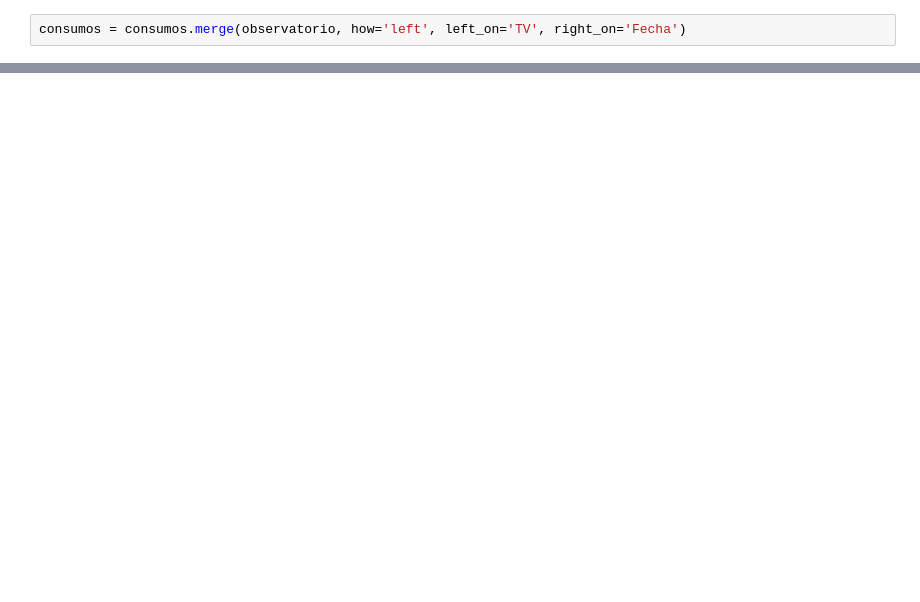
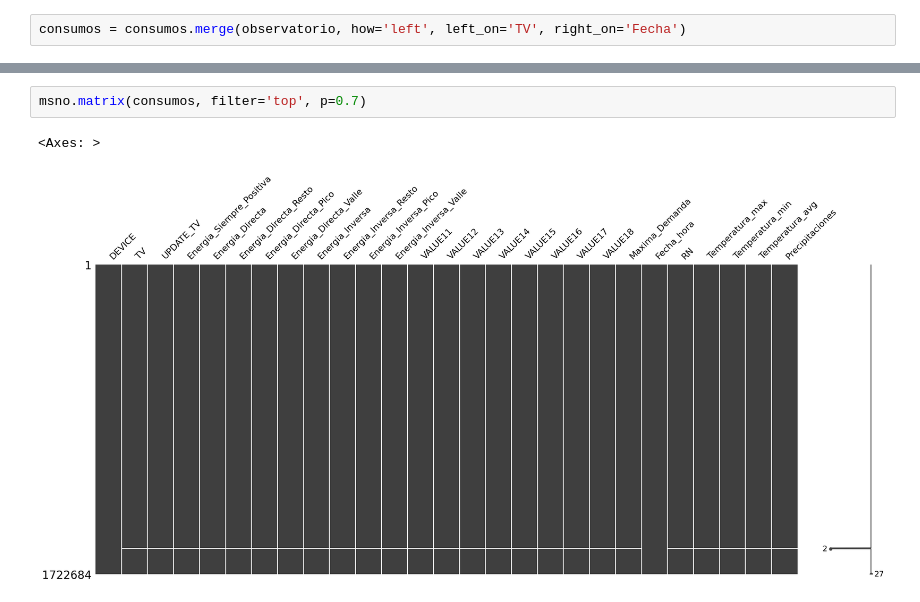
Before and after one commit to pasollipaula/DiplodatosMentoria, a Jupyter notebook: carga_datasets.ipynb, the cells around one changed output, grey strips where cells are left out. Drawn from its saved outputs; the diff is of its cells as text; blank space fills up the shorter version.

```diff
--- a/carga_datasets.ipynb
+++ b/carga_datasets.ipynb
@@ -1100,0 +359,5 @@ modelo.to_csv(csv_file, sep=';', index=False)
+# %%
+msno.matrix(consumos, filter='top', p=0.7)
+# %% [output]
+<Axes: >
+[figure, added]
```
Also changed, not shown: parts of 163 cells of this notebook.
